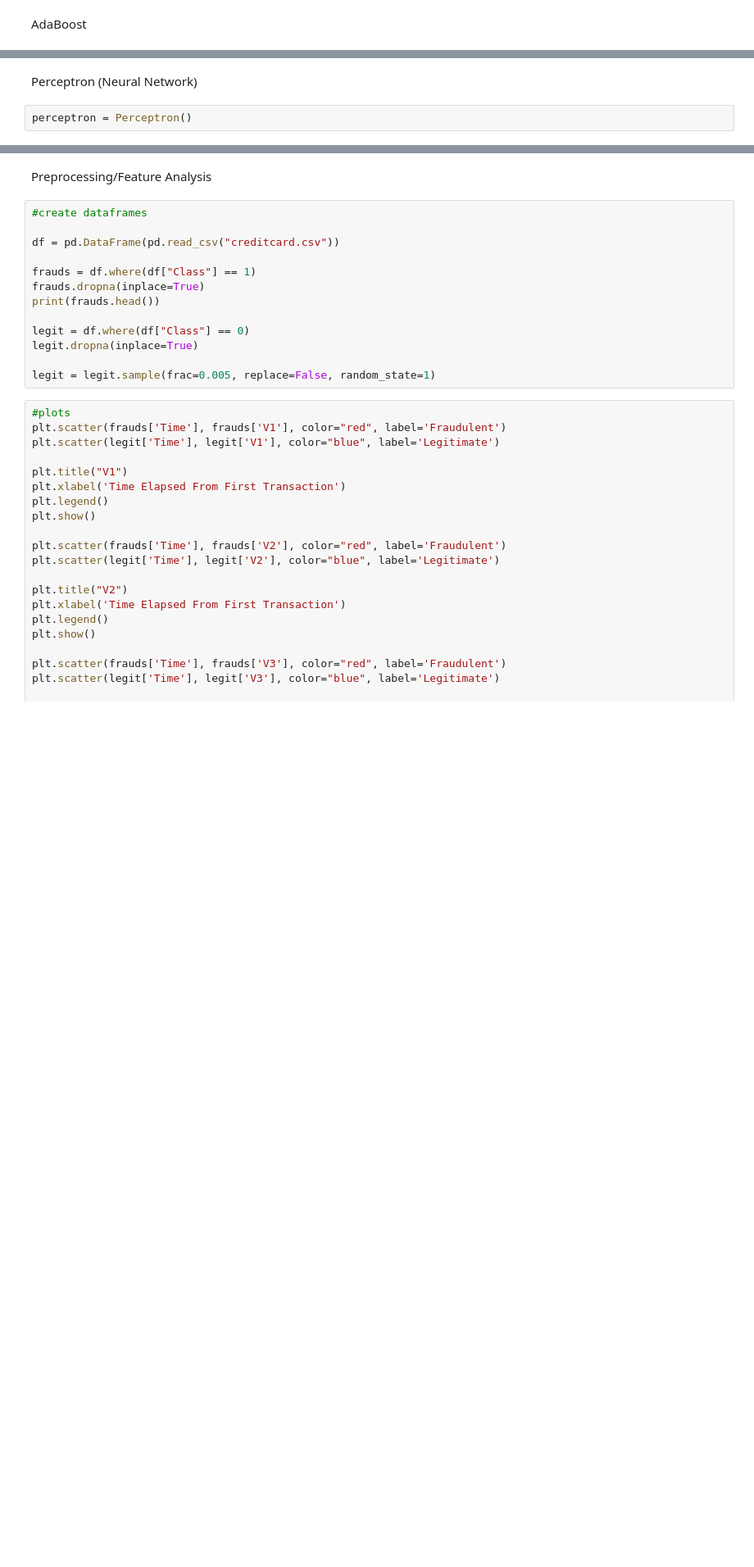
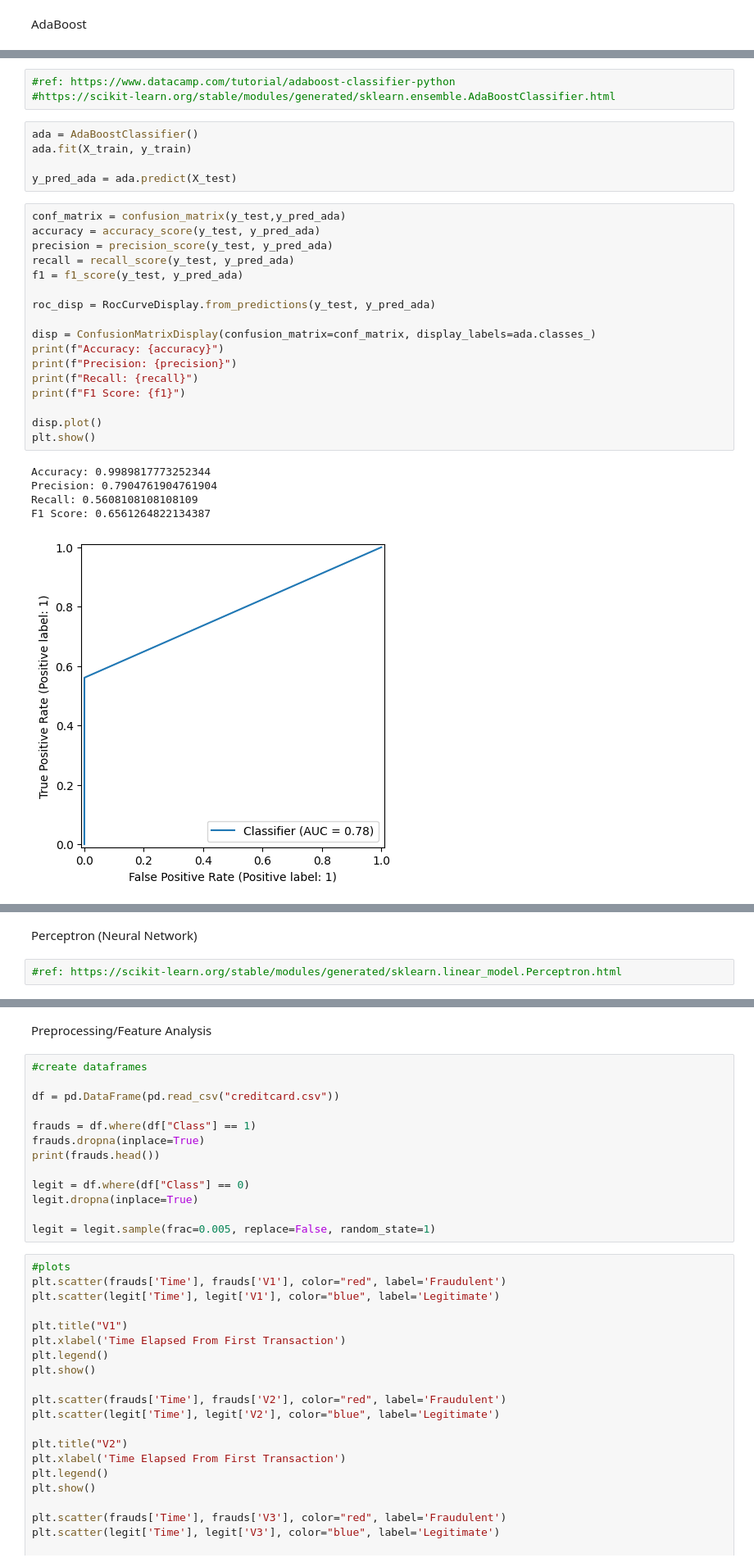
Before and after one commit to jakovitz-W/CreditFraudDetection, a Jupyter notebook: main.ipynb, the cells around one changed output, grey strips where cells are left out. Shown: that part at 82% size. Cells and saved outputs as stored; diff of their text form; blank space fills up the shorter version.

Commit message:
base for each model, tuning tasks still need to be done

```diff
--- a/main.ipynb
+++ b/main.ipynb
@@ -103,0 +128,31 @@ ada = AdaBoostClassifier()
+# %%
+#ref: https://www.datacamp.com/tutorial/adaboost-classifier-python
+#https://scikit-learn.org/stable/modules/generated/sklearn.ensemble.AdaBoostClassifier.html
+# %%
+ada = AdaBoostClassifier()
+ada.fit(X_train, y_train)
+
+y_pred_ada = ada.predict(X_test)
+# %%
+conf_matrix = confusion_matrix(y_test,y_pred_ada)
+accuracy = accuracy_score(y_test, y_pred_ada)
+precision = precision_score(y_test, y_pred_ada)
+recall = recall_score(y_test, y_pred_ada)
+f1 = f1_score(y_test, y_pred_ada)
+
+roc_disp = RocCurveDisplay.from_predictions(y_test, y_pred_ada)
+
+disp = ConfusionMatrixDisplay(confusion_matrix=conf_matrix, display_labels=ada.classes_)
+print(f"Accuracy: {accuracy}")
+print(f"Precision: {precision}")
+print(f"Recall: {recall}")
+print(f"F1 Score: {f1}")
+
+disp.plot()
+plt.show()
+# %% [output]
+Accuracy: 0.9989817773252344
+Precision: 0.7904761904761904
+Recall: 0.5608108108108109
+F1 Score: 0.6561264822134387
+[figure, added]
@@ -104,4 +160,4 @@ ada = AdaBoostClassifier()
 # %% [markdown]
 Perceptron (Neural Network)
-# %%
-perceptron = Perceptron()
+# %%
+#ref: https://scikit-learn.org/stable/modules/generated/sklearn.linear_model.Perceptron.html
```
Also changed, not shown: parts of 11 cells of this notebook.
